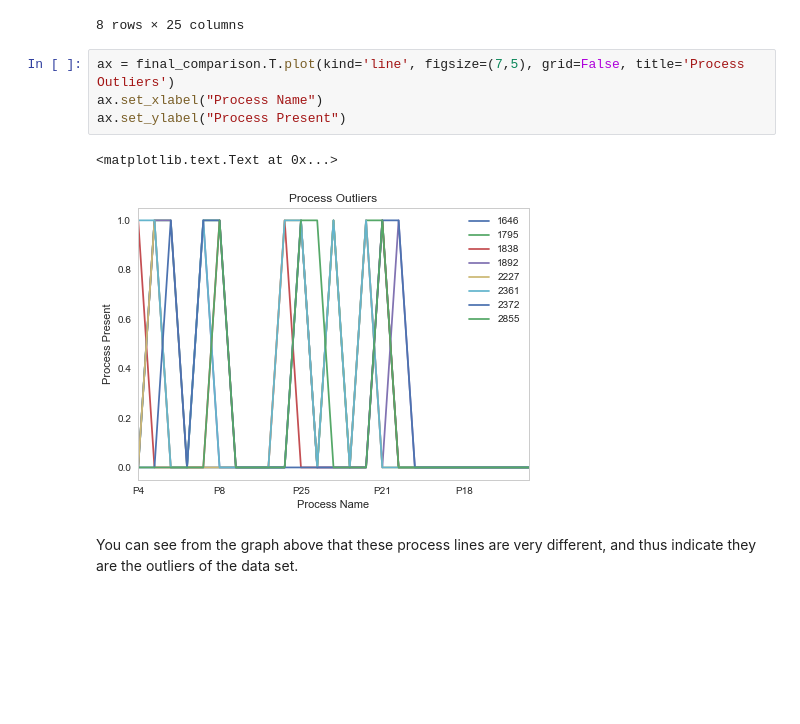
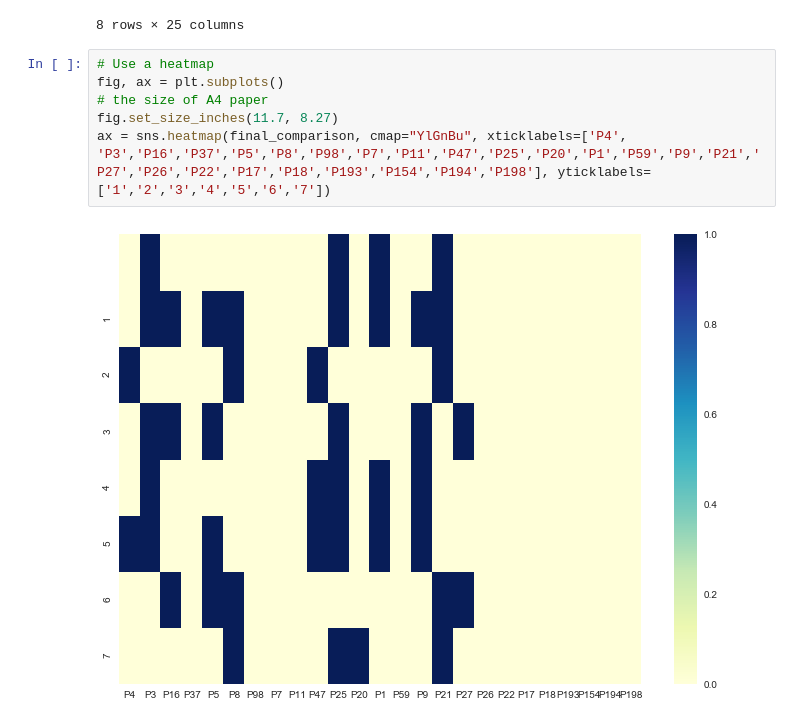
Before and after one commit to perlgirl2002/Capstone, a Jupyter notebook: Capstone_2.ipynb, the cells around one changed output. Saved outputs shown, nothing was run; the diff lists cells and outputs as text; blank space fills up the shorter version.

```diff
--- a/Capstone_2.ipynb
+++ b/Capstone_2.ipynb
@@ -284,12 +242,11 @@ final_comparison
 | 2372 | 0 | 0 | 1 | 0 | 1 | 1 | 0 | 0 | 0 | 0 | ... | ... |
 | 2855 | 0 | 0 | 0 | 0 | 0 | 1 | 0 | 0 | 0 | 0 | ... | ... |
 8 rows × 25 columns
-# %%
-ax = final_comparison.T.plot(kind='line', figsize=(7,5), grid=False, title='Process Outliers')
-ax.set_xlabel("Process Name")
-ax.set_ylabel("Process Present")
-# %% [output]
-<matplotlib.text.Text at 0x...>
-[figure, removed]
-# %% [markdown]
-You can see from the graph above that these process lines are very different, and thus indicate they are the outliers of the data set.
+# %%
+# Use a heatmap
+fig, ax = plt.subplots()
+# the size of A4 paper
+fig.set_size_inches(11.7, 8.27)
+ax = sns.heatmap(final_comparison, cmap="YlGnBu", xticklabels=['P4', 'P3','P16','P37','P5','P8','P98','P7','P11','P47','P25','P20','P1','P59','P9','P21','P27','P26','P22','P17','P18','P193','P154','P194','P198'], yticklabels=['1','2','3','4','5','6','7'])
+# %% [output]
+[figure, added]
```
Also changed, not shown: parts of 9 cells of this notebook.
